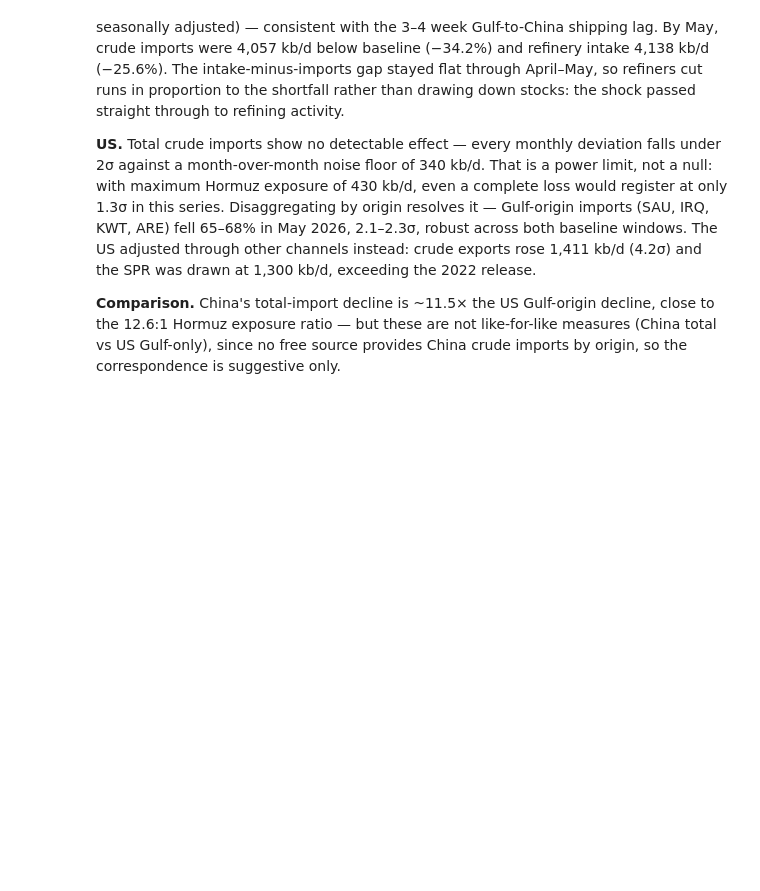
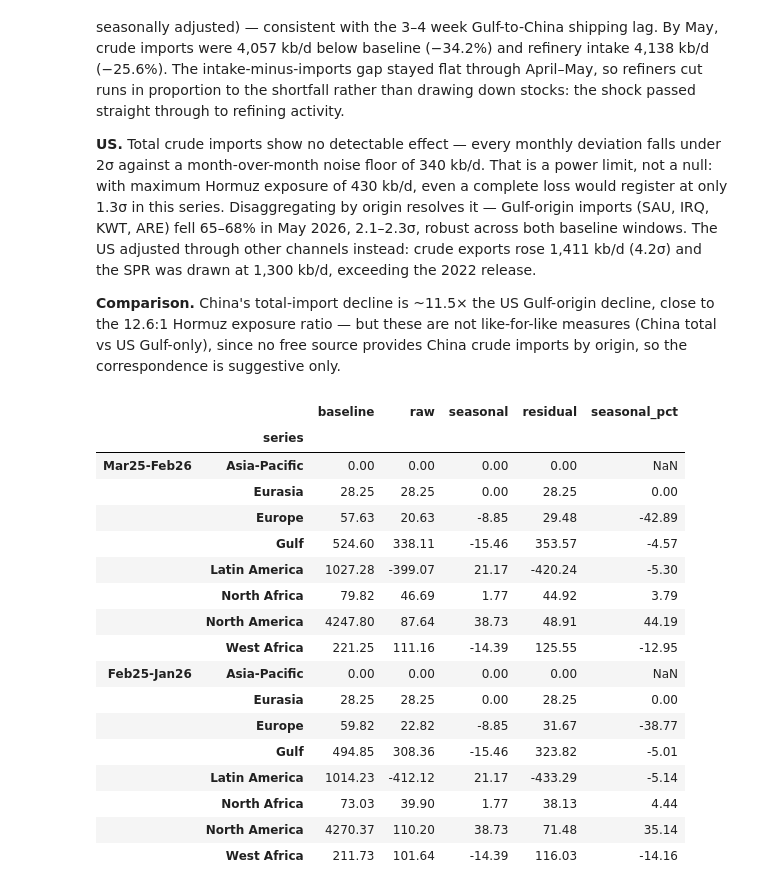
Before and after one commit to chaboihenry/oil-research, a Jupyter notebook: scripts/data_analysis.ipynb, the cells around one changed output. Cells and saved outputs as stored; diff of their text form; code cells hidden in the pictures; blank space fills up the shorter version.

```diff
--- a/scripts/data_analysis.ipynb
+++ b/scripts/data_analysis.ipynb
@@ -299,3 +299,71 @@ gulf_impact_base_alt
 # %%
 # How did composition change? (us-crude-imports-by-origin-monthly), partly done from previous cell where we see gulf-origin imports falling by ~65%
 # now which imports replaced the fall from the gulf origin? Canada? total imports were null so it must have been substituted from someplace else.
+strait_closure = pd.to_datetime('2026-02-28')
+
+filtered_origin = us_im_origin[~us_im_origin['is_aggregate']].copy()
+region_map = {
+    # Gulf — transits Hormuz
+    'SAU':'Gulf','IRQ':'Gulf','KWT':'Gulf','ARE':'Gulf','QAT':'Gulf','IRN':'Gulf',
+    # North America
+    'CAN':'North America','MEX':'North America',
+    # Latin America & Caribbean
+    'COL':'Latin America','BRA':'Latin America','ECU':'Latin America','GUY':'Latin America',
+    'VEN':'Latin America','ARG':'Latin America','TTO':'Latin America','PER':'Latin America',
+    'GTM':'Latin America','PAN':'Latin America','BHS':'Latin America','BLZ':'Latin America',
+    # West & Central Africa
+    'NGA':'West Africa','AGO':'West Africa','GHA':'West Africa','CMR':'West Africa',
+    'COG':'West Africa','GAB':'West Africa','GNQ':'West Africa','CIV':'West Africa',
+    'COD':'West Africa','SEN':'West Africa','TCD':'West Africa','NA':'West Africa',
+    # North Africa
+    'LBY':'North Africa','DZA':'North Africa','EGY':'North Africa','TUN':'North Africa',
+    # Europe
+    'GBR':'Europe','NOR':'Europe','DNK':'Europe','NLD':'Europe','ITA':'Europe','ESP':'Europe',
+    # Eurasia
+    'RUS':'Eurasia','KAZ':'Eurasia',
+    # Asia-Pacific
+    'BRN':'Asia-Pacific','AUS':'Asia-Pacific','IDN':'Asia-Pacific','VNM':'Asia-Pacific',
+}
+filtered_origin['region'] = filtered_origin['area-name'].map(region_map)
+substitute = filtered_origin.groupby(['region', 'period'])['value'].sum()
+wide = substitute.unstack('region')
+wide.fillna(0, inplace=True)
+wide_kbd = wide.div(wide.index.days_in_month, axis=0)
+wide_kbd_shares = wide_kbd.div(wide_kbd.sum(axis=1), axis=0)
+
+# fig, ax = plt.subplots(figsize=(10,6))
+# wide_kbd_shares.plot(ax=ax)
+# ax.axvline(strait_closure, color='black', linestyle='--', linewidth=0.9)
+# ax.set_title('US Crude import composition by origin region')
+# ax.set_ylabel('Share of US Crude imports')
+# plt.savefig(FIGS_OUT + '//us-crude-import-composition.png')
+# plt.show()
+
+cols = ('Asia-Pacific', 'Eurasia', 'Europe', 'Gulf', 'Latin America', 'North Africa', 'North America', 'West Africa')
+origin_window = wide_kbd[(wide_kbd.index <= '2026-02-01') & (wide_kbd.index >= '2025-03-01')]
+origin_window_alt = wide_kbd[(wide_kbd.index <= '2026-01-01') & (wide_kbd.index >= '2025-02-01')]
+wide_kbd_std = wide_kbd.diff().std()
+wide_kbd_seasonal = wide_kbd.reset_index('period')
+origin_impact_base = seasonal_impact(wide_kbd_seasonal, origin_window, cols=cols, target='2026-05-01')
+origin_impact_alt = seasonal_impact(wide_kbd_seasonal, origin_window_alt, cols=cols, target='2026-05-01')
+origin_impact_base_alt = pd.concat([origin_impact_base, origin_impact_alt], keys=['Mar25-Feb26', 'Feb25-Jan26'])
+origin_impact_base_alt # positive is decline, negative is increase
+# %% [output]
+|  |  | baseline | raw | seasonal | residual | seasonal_pct |
+|  | series |  |  |  |  |  |
+| Mar25-Feb26 | Asia-Pacific | 0.00 | 0.00 | 0.00 | 0.00 | NaN |
+|  | Eurasia | 28.25 | 28.25 | 0.00 | 28.25 | 0.00 |
+|  | Europe | 57.63 | 20.63 | -8.85 | 29.48 | -42.89 |
+|  | Gulf | 524.60 | 338.11 | -15.46 | 353.57 | -4.57 |
+|  | Latin America | 1027.28 | -399.07 | 21.17 | -420.24 | -5.30 |
+|  | North Africa | 79.82 | 46.69 | 1.77 | 44.92 | 3.79 |
+|  | North America | 4247.80 | 87.64 | 38.73 | 48.91 | 44.19 |
+|  | West Africa | 221.25 | 111.16 | -14.39 | 125.55 | -12.95 |
+| Feb25-Jan26 | Asia-Pacific | 0.00 | 0.00 | 0.00 | 0.00 | NaN |
+|  | Eurasia | 28.25 | 28.25 | 0.00 | 28.25 | 0.00 |
+|  | Europe | 59.82 | 22.82 | -8.85 | 31.67 | -38.77 |
+|  | Gulf | 494.85 | 308.36 | -15.46 | 323.82 | -5.01 |
+|  | Latin America | 1014.23 | -412.12 | 21.17 | -433.29 | -5.14 |
+|  | North Africa | 73.03 | 39.90 | 1.77 | 38.13 | 4.44 |
+|  | North America | 4270.37 | 110.20 | 38.73 | 71.48 | 35.14 |
+|  | West Africa | 211.73 | 101.64 | -14.39 | 116.03 | -14.16 |
```
Also changed, not shown: parts of 2 cells of this notebook, 18 other files.
